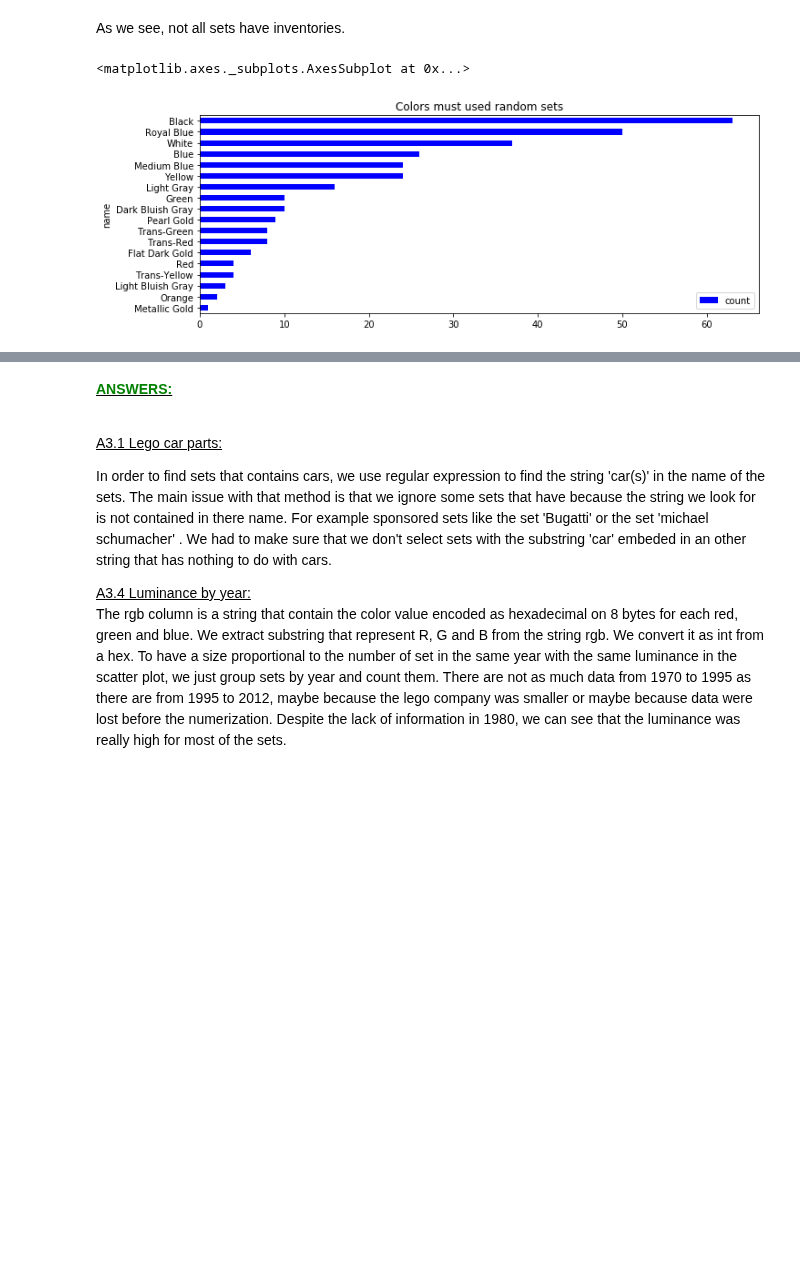
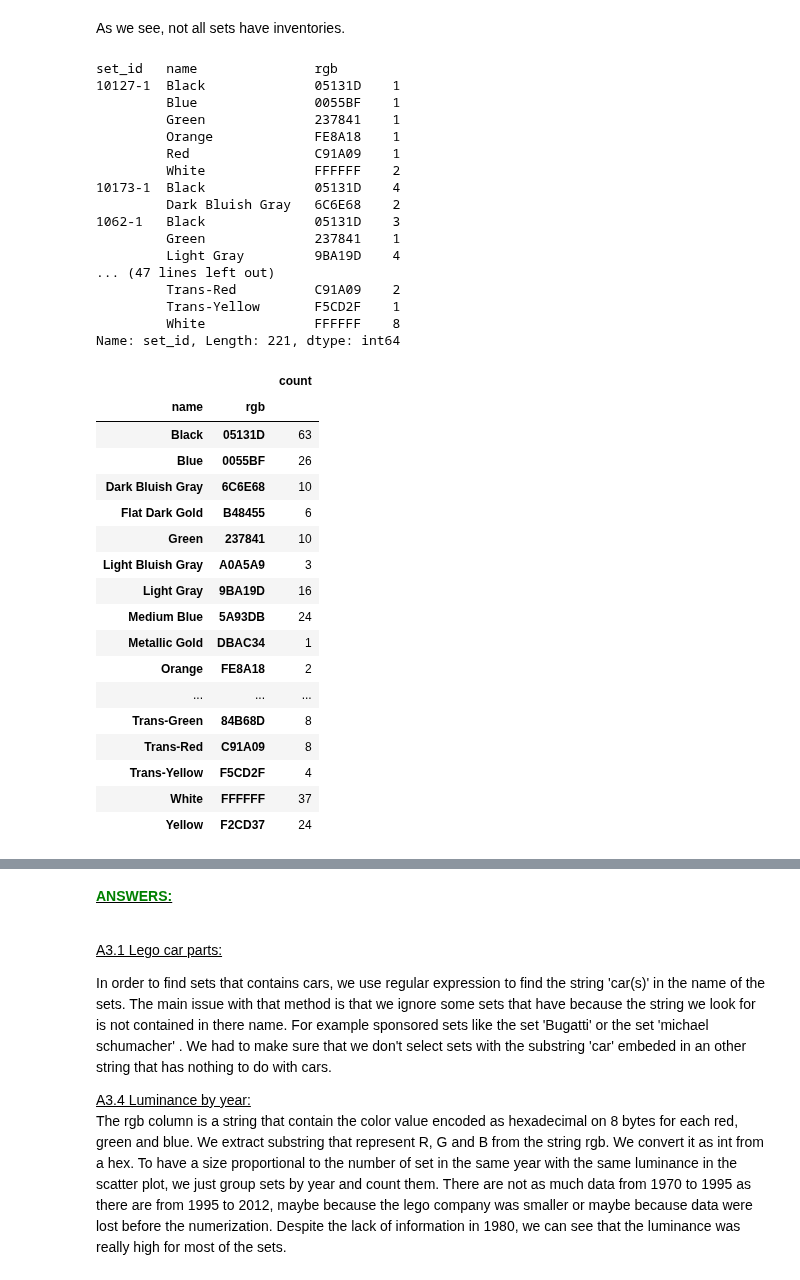
Before and after one commit to Apiquet/ADA_EPFL, a Jupyter notebook: ADA2018-Homework-master/01 - Pandas and Data Wrangling/Exercise 1.ipynb, the cells around one changed output, grey strips where cells are left out. Saved outputs shown, nothing was run; the diff lists cells and outputs as text; code cells hidden in the pictures; blank space fills up the shorter version.

```diff
--- a/ADA2018-Homework-master/01 - Pandas and Data Wrangling/Exercise 1.ipynb
+++ b/ADA2018-Homework-master/01 - Pandas and Data Wrangling/Exercise 1.ipynb
@@ -321,7 +321,7 @@ inventory_sets.inventory_id = inventory_sets.inventory_id.astype(str)
 inventory_parts.inventory_id = inventory_parts.inventory_id.astype(str)
 
 #merging sets and inventory sets. Using right join to fetch only the existing id in inventory_sets
-merge_sets_Inventory = pd.merge(sets, inventory_sets, how='inner',left_on=['id'], right_on=['set_id'])
+merge_sets_Inventory = pd.merge(sets, inventory_sets, how='outer',left_on=['id'], right_on=['set_id'])
 merge_sets_Inventory_filtered = pd.DataFrame()
 merge_sets_Inventory_filtered['set_id'] = merge_sets_Inventory.set_id
 merge_sets_Inventory_filtered['inventory_id'] = merge_sets_Inventory.inventory_id
@@ -337,29 +337,55 @@ inventory_color = pd.merge(inventory_inventory, colors, how='outer',left_on=['co
 inventory_color_filtered = pd.DataFrame()
 inventory_color_filtered['set_id'] = inventory_color.set_id
 inventory_color_filtered['name'] = inventory_color.name
+inventory_color_filtered['rgb'] = inventory_color.rgb
 
 #Removing No Color and Unknown color from the dataframe
 inventory_color_filtered = inventory_color_filtered[inventory_color_filtered['name'] != '[No Color]' ]
 inventory_color_filtered = inventory_color_filtered[inventory_color_filtered['name'] != 'Unknown' ]
 
 #grouping by set_ids and colors
-groupby_sets = inventory_color_filtered.groupby(['set_id','name']).set_id.count()
-#Displaying dataframe
+groupby_sets = inventory_color_filtered.groupby(['set_id','name','rgb']).set_id.count()
 groupby_sets
-#inventory_inventory
-#len(set_inventory_quantity.inventory_id.unique())
-
-#keeping only the color the most used per set
-groupby_sets = inventory_color_filtered.groupby(['set_id','name']).set_id.count().reset_index(name="count")
-groupby_sets.sort_values('count',ascending=False)
-#counting the number of color apparition
-groupby_sets=groupby_sets.groupby('name').agg({'count':'sum'})
-groupby_sets.sort_values('count')
-#diplaying color graph
-color_index = groupby_sets.index.values
-#some colors are not accepted by the plot function like 'Metallic Gold' so we can't display each bar
-#in function of the color name
-groupby_sets.sort_values('count').head(20).plot(color='Blue',kind='barh',title='Colors must used random sets', figsize=(11, 4))
 # %% [output]
-<matplotlib.axes._subplots.AxesSubplot at 0x...>
+set_id   name               rgb
+10127-1  Black              05131D    1
+         Blue               0055BF    1
+         Green              237841    1
+         Orange             FE8A18    1
+         Red                C91A09    1
+         White              FFFFFF    2
+10173-1  Black              05131D    4
+         Dark Bluish Gray   6C6E68    2
+1062-1   Black              05131D    3
+         Green              237841    1
+         Light Gray         9BA19D    4
+... (47 lines left out)
+         Trans-Red          C91A09    2
+         Trans-Yellow       F5CD2F    1
+         White              FFFFFF    8
+Name: set_id, Length: 221, dtype: int64
-[figure, removed]
+# %%
+#keeping only the color the most used per set
+groupby_sets = inventory_color_filtered.groupby(['set_id','name','rgb']).set_id.count().reset_index(name="count")
+#counting the number of color apparition
+groupby_sets=groupby_sets.groupby(['name','rgb']).agg({'count':'sum'})
+groupby_sets
+# %% [output]
+|  |  | count |
+| name | rgb |  |
+| Black | 05131D | 63 |
+| Blue | 0055BF | 26 |
+| Dark Bluish Gray | 6C6E68 | 10 |
+| Flat Dark Gold | B48455 | 6 |
+| Green | 237841 | 10 |
+| Light Bluish Gray | A0A5A9 | 3 |
+| Light Gray | 9BA19D | 16 |
+| Medium Blue | 5A93DB | 24 |
+| Metallic Gold | DBAC34 | 1 |
+| Orange | FE8A18 | 2 |
+| ... | ... | ... |
+| Trans-Green | 84B68D | 8 |
+| Trans-Red | C91A09 | 8 |
+| Trans-Yellow | F5CD2F | 4 |
+| White | FFFFFF | 37 |
+| Yellow | F2CD37 | 24 |
```
Also changed, not shown: parts of 2 cells of this notebook.
